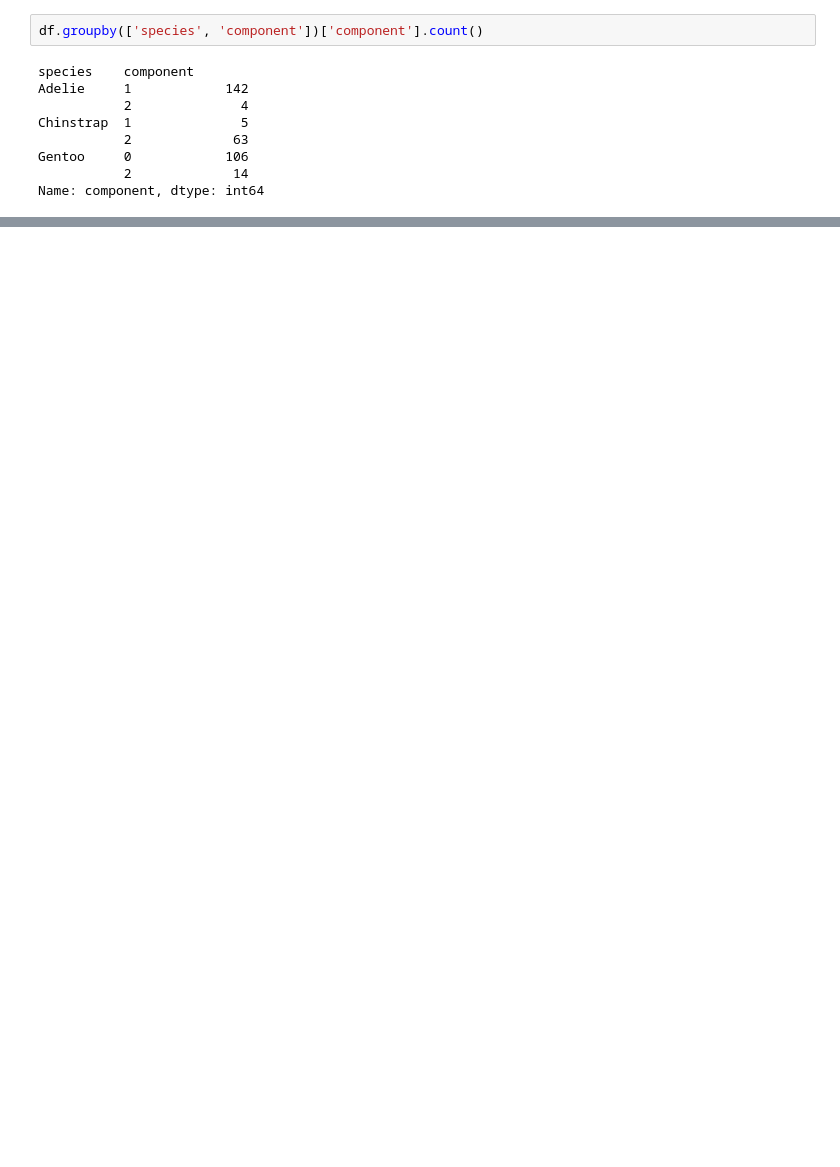
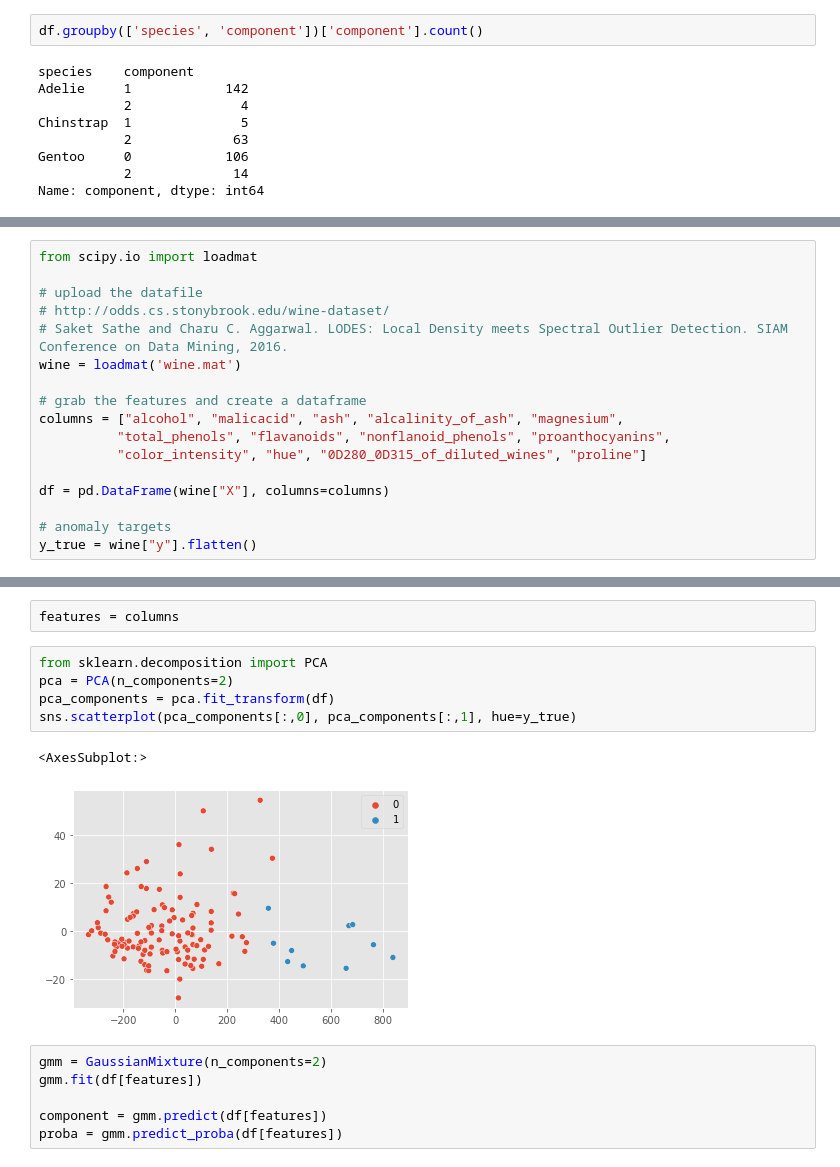
Before and after one commit to viyaleta/Medium-Code-Examples, a Jupyter notebook: GMM/3 Use-Cases for GMM.ipynb, the cells around one changed output, grey strips where cells are left out. Drawn from its saved outputs; the diff is of its cells as text; blank space fills up the shorter version.

```diff
--- a/GMM/3 Use-Cases for GMM.ipynb
+++ b/GMM/3 Use-Cases for GMM.ipynb
@@ -85,0 +128,17 @@ sns.scatterplot(data=df, x='culmen_length_mm', y='culmen_depth_mm', hue='compone
+# %%
+from scipy.io import loadmat
+
+# upload the datafile
+# http://odds.cs.stonybrook.edu/wine-dataset/
+# Saket Sathe and Charu C. Aggarwal. LODES: Local Density meets Spectral Outlier Detection. SIAM Conference on Data Mining, 2016.
+wine = loadmat('wine.mat')
+
+# grab the features and create a dataframe
+columns = ["alcohol", "malicacid", "ash", "alcalinity_of_ash", "magnesium",
+          "total_phenols", "flavanoids", "nonflanoid_phenols", "proanthocyanins",
+          "color_intensity", "hue", "0D280_0D315_of_diluted_wines", "proline"]
+
+df = pd.DataFrame(wine["X"], columns=columns)
+
+# anomaly targets
+y_true = wine["y"].flatten()
@@ -85,0 +171,16 @@ sns.scatterplot(data=df, x='culmen_length_mm', y='culmen_depth_mm', hue='compone
+# %%
+features = columns
+# %%
+from sklearn.decomposition import PCA
+pca = PCA(n_components=2)
+pca_components = pca.fit_transform(df)
+sns.scatterplot(pca_components[:,0], pca_components[:,1], hue=y_true)
+# %% [output]
+<AxesSubplot:>
+[figure, added]
+# %%
+gmm = GaussianMixture(n_components=2)
+gmm.fit(df[features])
+
+component = gmm.predict(df[features])
+proba = gmm.predict_proba(df[features])
```
Also changed, not shown: parts of 28 cells of this notebook, 6 other files.
